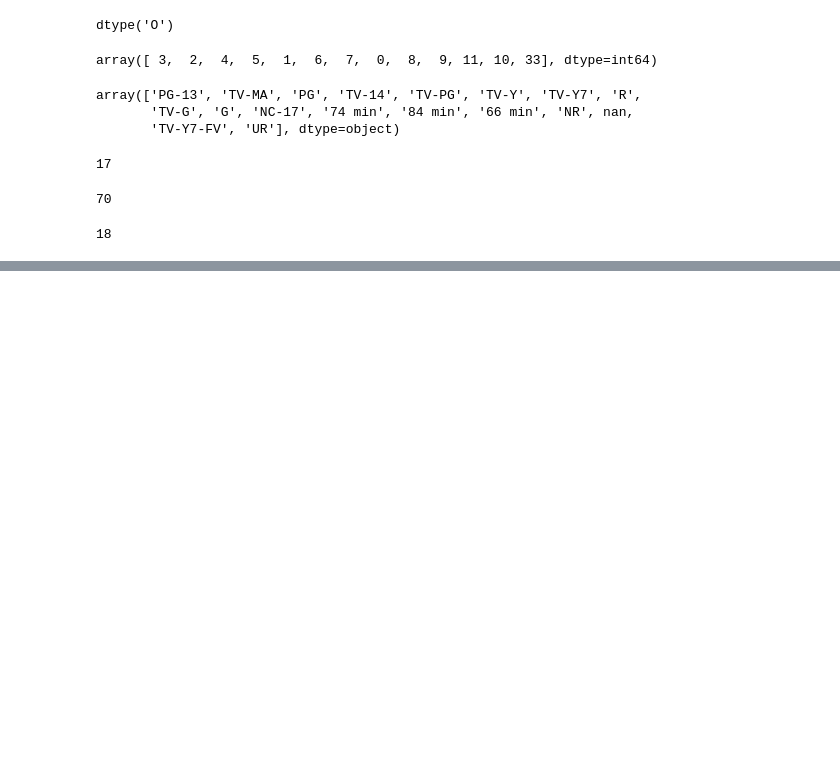
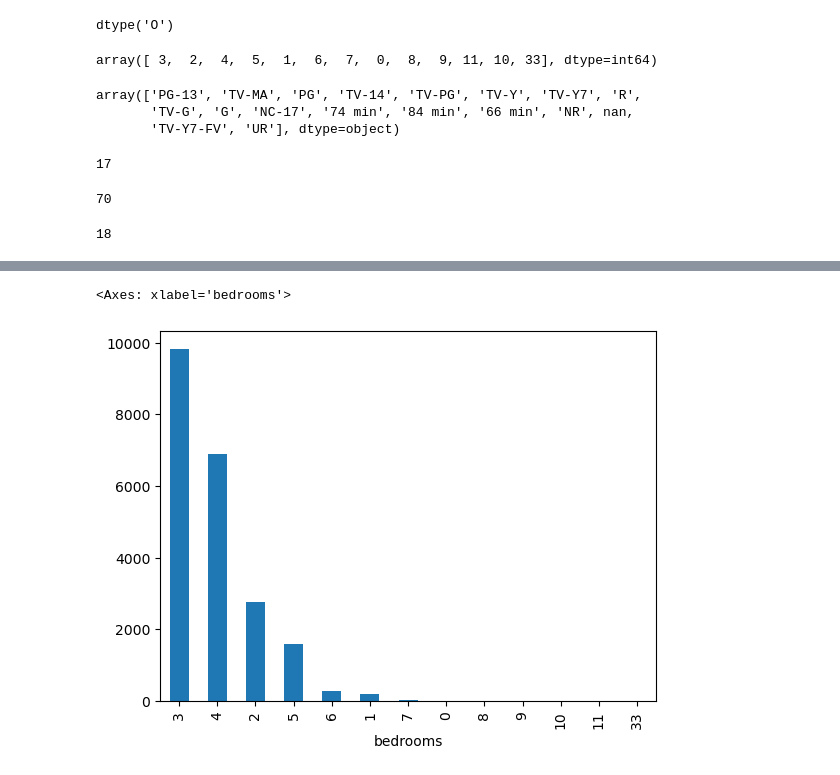
Before and after one commit to farhanaqaei/DataAnalysis, a Jupyter notebook: 4_Series&Columns/LearningBook.ipynb, the cells around one changed output, grey strips where cells are left out. Saved outputs shown, nothing was run; the diff lists cells and outputs as text; code cells hidden in the pictures; blank space fills up the shorter version.

```diff
--- a/4_Series&Columns/LearningBook.ipynb
+++ b/4_Series&Columns/LearningBook.ipynb
@@ -229,0 +461,5 @@ netflix.rating.nunique(dropna=False)
+# %%
+houses.bedrooms.value_counts().plot(kind="bar")
+# %% [output]
+<Axes: xlabel='bedrooms'>
+[figure, added]
```
Also changed, not shown: parts of 26 cells of this notebook.
